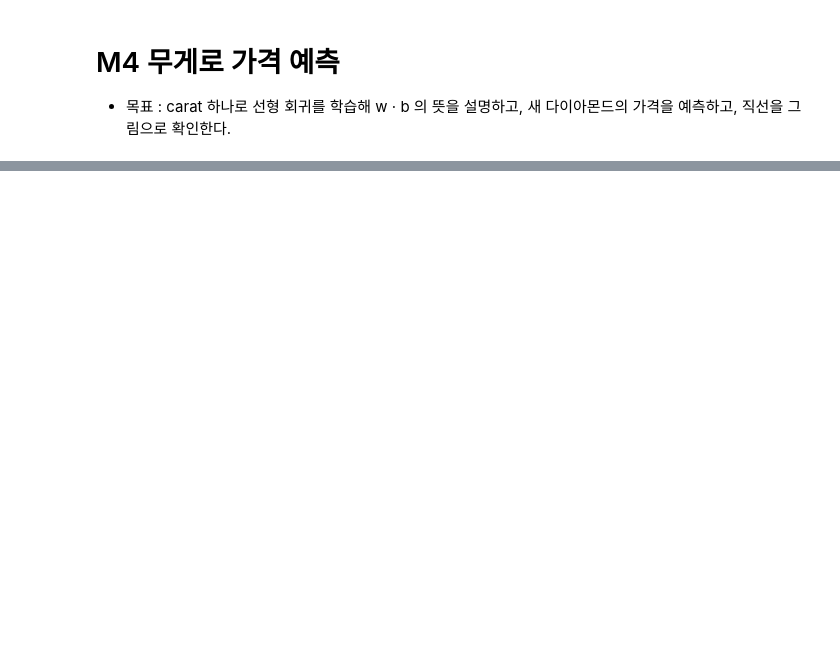
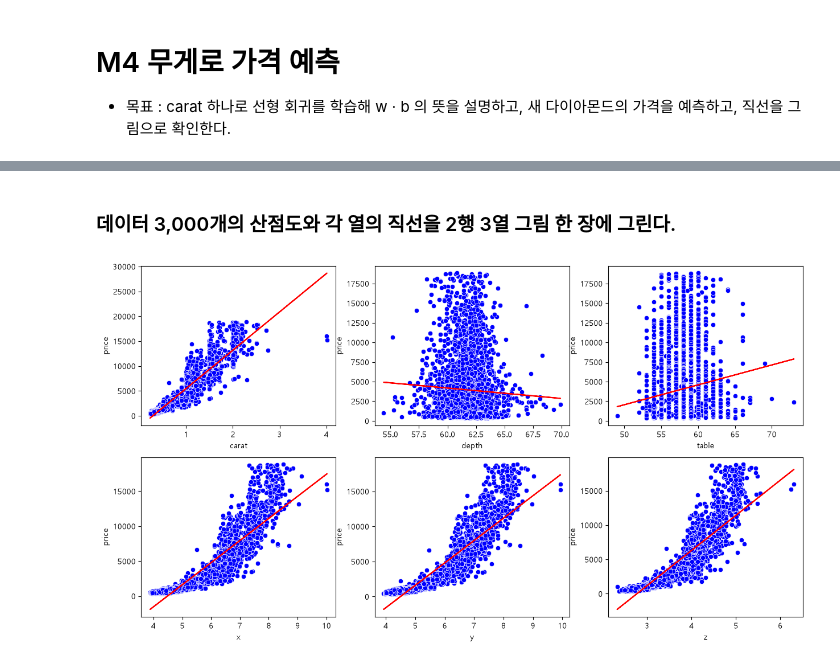
Before and after one commit to kimg2153/minidiamond, a Jupyter notebook: diamond.ipynb, the cells around one changed output, grey strips where cells are left out. Saved outputs shown, nothing was run; the diff lists cells and outputs as text; code cells hidden in the pictures; blank space fills up the shorter version.

```diff
--- a/diamond.ipynb
+++ b/diamond.ipynb
@@ -231,0 +284,44 @@ Name: price, dtype: float64
+# %%
+
+
+from sklearn.linear_model import LinearRegression
+
+nums = ["carat","depth","table","x","y","z"]
+models = {}
+for i in nums:
+    X = n_df[[i]]
+    y = n_df["price"]
+    model_item = LinearRegression()
+    model_item.fit(X,y)
+    # print(f"항목: {i}")
+    # print(f"기울기: {model_item.coef_[0]:.2f}")
+    # print(f"절편: {model_item.intercept_:.2f}")
+    models[i] = model_item
+# %% [markdown]
+### 데이터 3,000개의 산점도와 각 열의 직선을 2행 3열 그림 한 장에 그린다.
+# %%
+
+fig, axes = plt.subplots(2,3, figsize=(15,8))
+axes = axes.flatten() # 2차원 배열이라 사용
+sam_n_df = n_df.sample(3000, random_state= 42)
+
+for idx , col in enumerate(nums) :
+    # 산점도
+    sns.scatterplot(
+        data = sam_n_df,
+        x = col,
+        y = "price",
+        color = "blue",
+        ax =axes[idx]
+    )
+    # 각 열의 직선
+    X = sam_n_df[[col]]
+    predicted_price = models[col].predict(X)
+
+    axes[idx].plot(
+        X,
+        predicted_price,
+        color="red"
+    )
+# %% [output]
+[figure, added]
```
Also changed, not shown: parts of 15 cells of this notebook.
